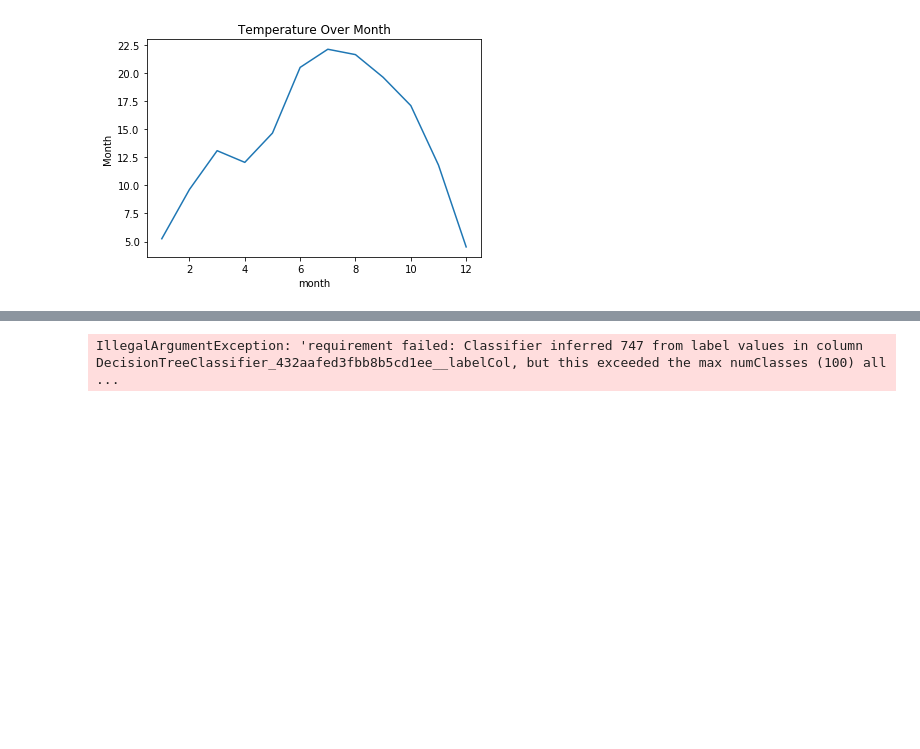
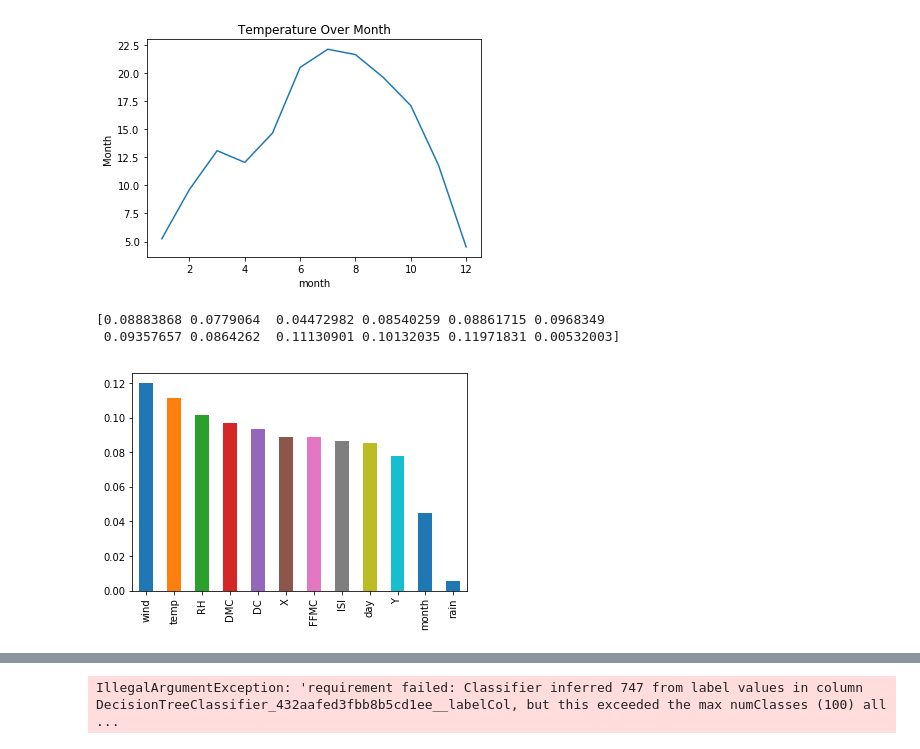
Before and after one commit to NinaFXY0824/Iteration-4, a Jupyter notebook: Iteration 4 by Xiaoyu Fan.ipynb, the cells around one changed output, grey strips where cells are left out. Cells and saved outputs as stored; diff of their text form; code cells hidden in the pictures; blank space fills up the shorter version.

```diff
--- a/Iteration 4 by Xiaoyu Fan.ipynb
+++ b/Iteration 4 by Xiaoyu Fan.ipynb
@@ -306,0 +338,16 @@ plt.show()
+# %%
+y = dataframe['area'].astype('int')
+x = dataframe.drop('Burned Grade',axis=1)
+x = x.drop('Burned Level',axis=1)
+x = x.drop('area',axis=1)
+from sklearn.ensemble import ExtraTreesClassifier
+model=ExtraTreesClassifier()
+model.fit(x,y)
+print(model.feature_importances_)
+feature_importances=pandas.Series(model.feature_importances_,index=x.columns)
+feature_importances.nlargest(12).plot(kind='bar')
+plt.show()
+# %% [output]
+[0.08883868 0.0779064  0.04472982 0.08540259 0.08861715 0.0968349
+ 0.09357657 0.0864262  0.11130901 0.10132035 0.11971831 0.00532003]
+[figure, added]
```
Also changed, not shown: parts of 19 cells of this notebook, 1 other file.
